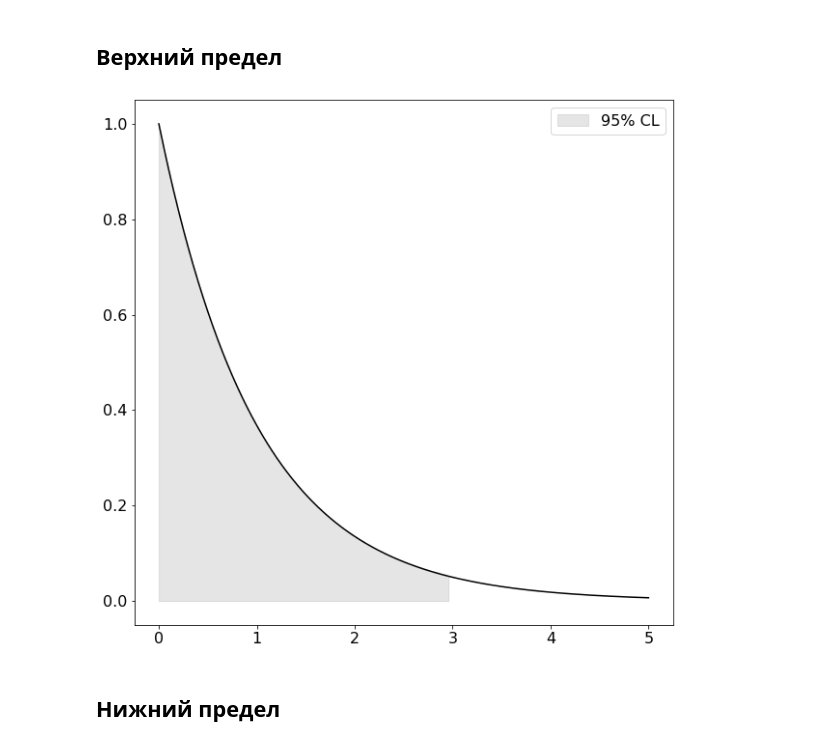
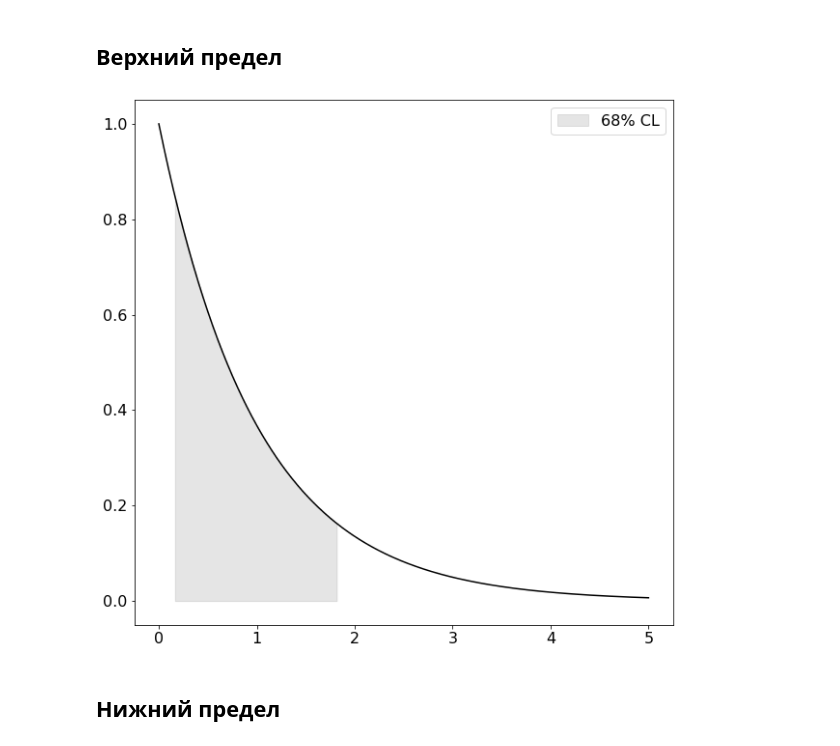
Before and after one commit to mozgit/From-Stats-to-ML, a Jupyter notebook: Lecture7-Intervals.ipynb, the cells around one changed output. Saved outputs shown, nothing was run; the diff lists cells and outputs as text; code cells hidden in the pictures.

```diff
--- a/Lecture7-Intervals.ipynb
+++ b/Lecture7-Intervals.ipynb
@@ -106,10 +106,10 @@ def plot_interval(pdf, cl, interval_type, plot_range = [-5, 5], nsteps = 100):
     return f
 # %% [markdown]
 ## Верхний предел
-# %%
-from scipy.stats import expon
-f = plot_interval(expon, 95, "UL", plot_range = [0, 5], nsteps = 1000)
-# %% [output]
-[figure, removed]
+# %%
+from scipy.stats import expon
+f = plot_interval(expon, 68, "central", plot_range = [0, 5], nsteps = 1000)
+# %% [output]
+[figure, added]
 # %% [markdown]
 ## Нижний предел
```
Also changed, not shown: parts of 16 cells of this notebook.
